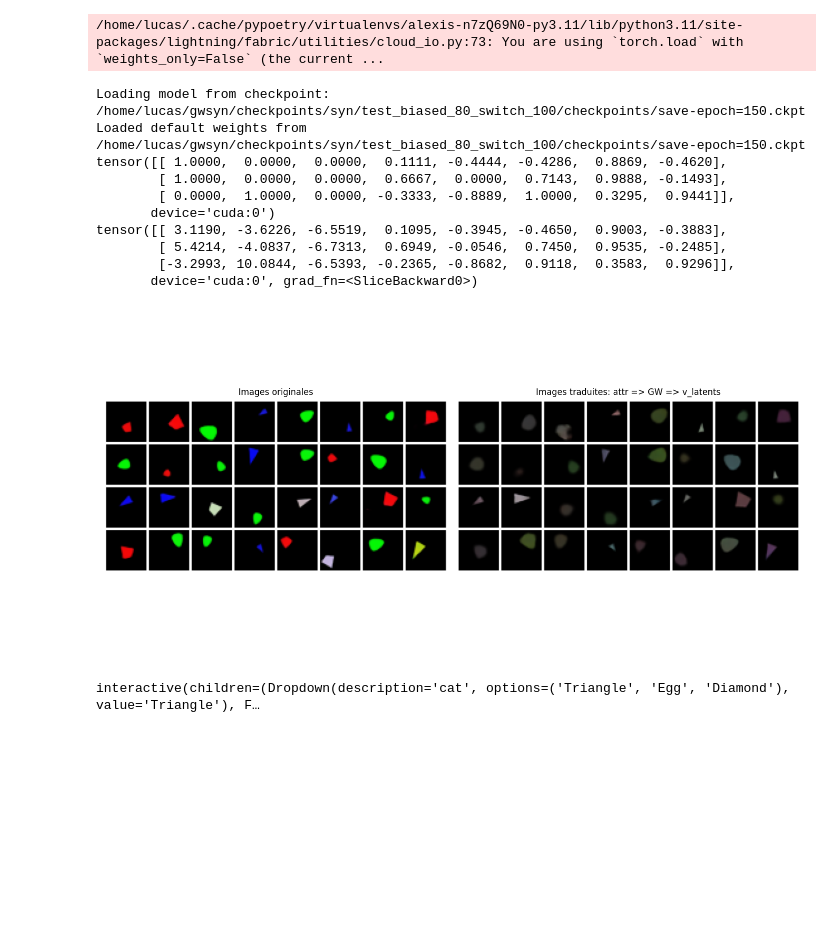
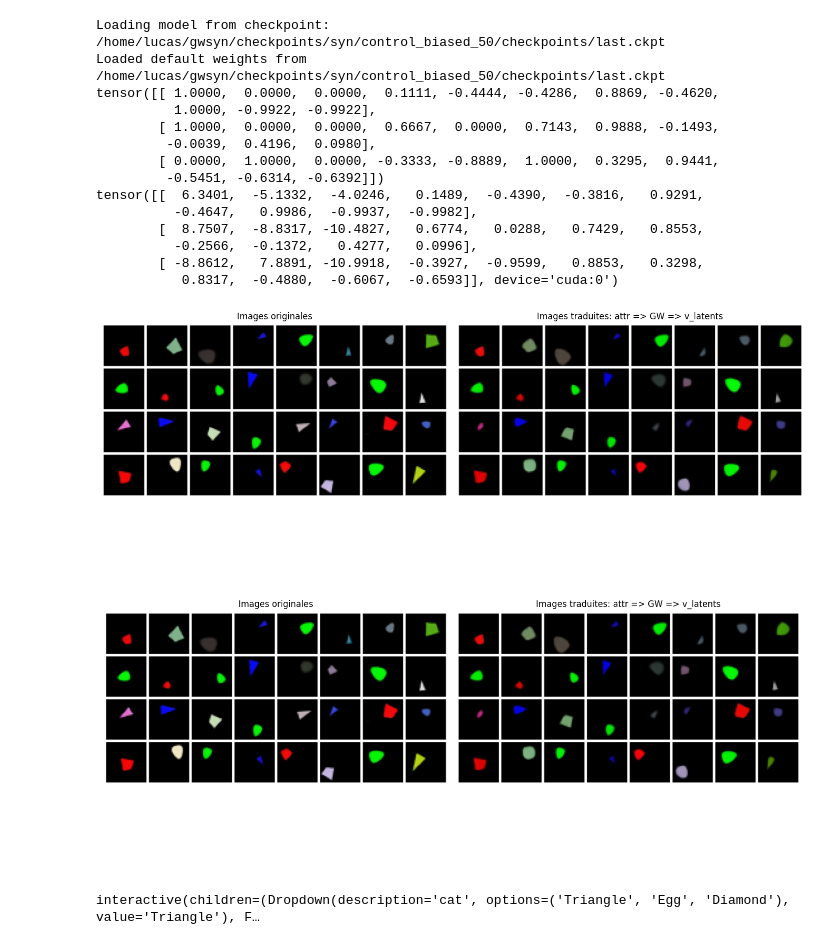
Before and after one commit to lucas-ch/gwsyn, a Jupyter notebook: notebooks/test_checkpoints.ipynb, the cells around one changed output. Saved outputs shown, nothing was run; the diff lists cells and outputs as text; code cells hidden in the pictures; blank space fills up the shorter version.

```diff
--- a/notebooks/test_checkpoints.ipynb
+++ b/notebooks/test_checkpoints.ipynb
@@ -12,44 +11,48 @@ from syn_project.utils_notebook import *
 
 %matplotlib widget
 # %%
-condition = "test"
-data = "biased_80"
-switch_epoch = 100
-checkpoint_epoch = 150
+condition = "control"
+data = "biased_50"
+switch_epoch = 0
+checkpoint_epoch = 0
 
 n_samples = 32
 show_results_fusion = True
 fusion_attr_weight = 1.0
 noise = 0.0
 
 project_name = "syn"
 experiment_name = get_experiment_name(condition, data, switch_epoch)
 
 
 training_params = get_training_params(project_name, experiment_name)
 device = torch.device("cuda" if torch.cuda.is_available() else "cpu")
 
 global_workspace = get_global_workspace(project_name, experiment_name, epoch=checkpoint_epoch)
 data_module = get_data_module(project_name,  experiment_name)
 train_samples = get_data_samples(data_module, n_samples, noise=  noise)
 data_translated = get_data_translated(global_workspace, train_samples, n_samples, fusion_attr_weight, show_results_fusion)
 
 print(data_translated["train_attr"][0:3])
 print(data_translated["attr_decoded"][0:3])
 plot_original_translated_comparison(data_translated["train_images"], data_translated["images_decoded"])
 # %% [output]
-/home/lucas/.cache/pypoetry/virtualenvs/alexis-n7zQ69N0-py3.11/lib/python3.11/site-packages/lightning/fabric/utilities/cloud_io.py:73: You are using `torch.load` with `weights_only=False` (the current ...
+Loading model from checkpoint: /home/lucas/gwsyn/checkpoints/syn/control_biased_50/checkpoints/last.ckpt
+Loaded default weights from /home/lucas/gwsyn/checkpoints/syn/control_biased_50/checkpoints/last.ckpt
+tensor([[ 1.0000,  0.0000,  0.0000,  0.1111, -0.4444, -0.4286,  0.8869, -0.4620,
+          1.0000, -0.9922, -0.9922],
+        [ 1.0000,  0.0000,  0.0000,  0.6667,  0.0000,  0.7143,  0.9888, -0.1493,
+         -0.0039,  0.4196,  0.0980],
+        [ 0.0000,  1.0000,  0.0000, -0.3333, -0.8889,  1.0000,  0.3295,  0.9441,
+         -0.5451, -0.6314, -0.6392]])
+tensor([[  6.3401,  -5.1332,  -4.0246,   0.1489,  -0.4390,  -0.3816,   0.9291,
+          -0.4647,   0.9986,  -0.9937,  -0.9982],
+        [  8.7507,  -8.8317, -10.4827,   0.6774,   0.0288,   0.7429,   0.8553,
+          -0.2566,  -0.1372,   0.4277,   0.0996],
+        [ -8.8612,   7.8891, -10.9918,  -0.3927,  -0.9599,   0.8853,   0.3298,
+           0.8317,  -0.4880,  -0.6067,  -0.6593]], device='cuda:0')
-Loading model from checkpoint: /home/lucas/gwsyn/checkpoints/syn/test_biased_80_switch_100/checkpoints/save-epoch=150.ckpt
-Loaded default weights from /home/lucas/gwsyn/checkpoints/syn/test_biased_80_switch_100/checkpoints/save-epoch=150.ckpt
-tensor([[ 1.0000,  0.0000,  0.0000,  0.1111, -0.4444, -0.4286,  0.8869, -0.4620],
-        [ 1.0000,  0.0000,  0.0000,  0.6667,  0.0000,  0.7143,  0.9888, -0.1493],
-        [ 0.0000,  1.0000,  0.0000, -0.3333, -0.8889,  1.0000,  0.3295,  0.9441]],
-       device='cuda:0')
-tensor([[ 3.1190, -3.6226, -6.5519,  0.1095, -0.3945, -0.4650,  0.9003, -0.3883],
-        [ 5.4214, -4.0837, -6.7313,  0.6949, -0.0546,  0.7450,  0.9535, -0.2485],
-        [-3.2993, 10.0844, -6.5393, -0.2365, -0.8682,  0.9118,  0.3583,  0.9296]],
-       device='cuda:0', grad_fn=<SliceBackward0>)
-[figure, old version]
+[figure, new version]
+[figure, added]
 # %%
 @interact(
     cat=["Triangle", "Egg", "Diamond"],
```
Also changed, not shown: parts of 1 cell of this notebook, 6 other files.
